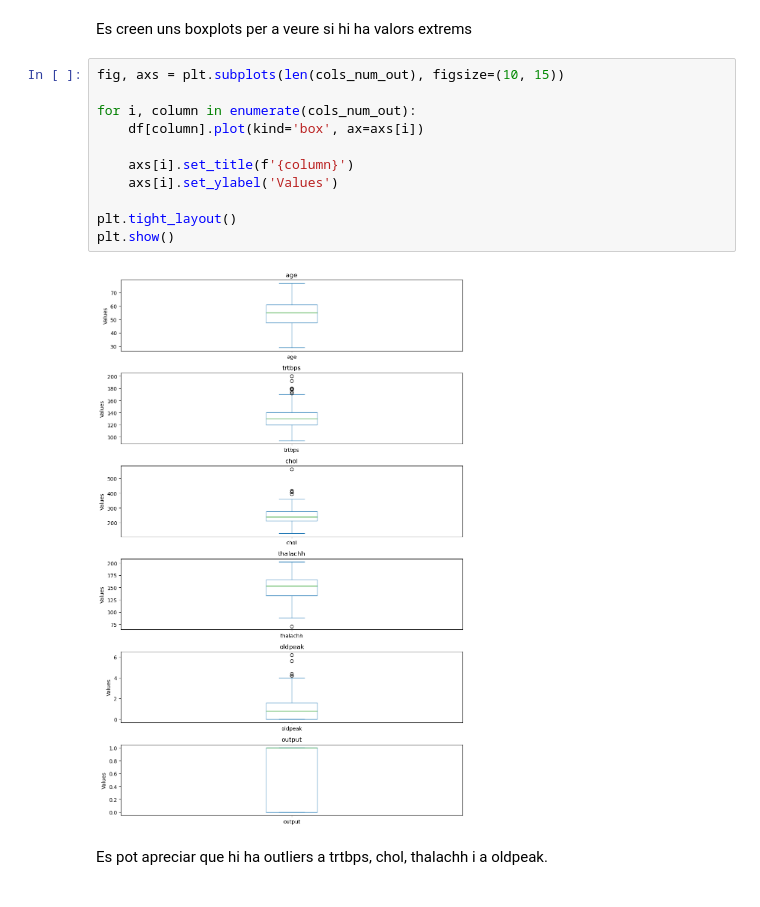
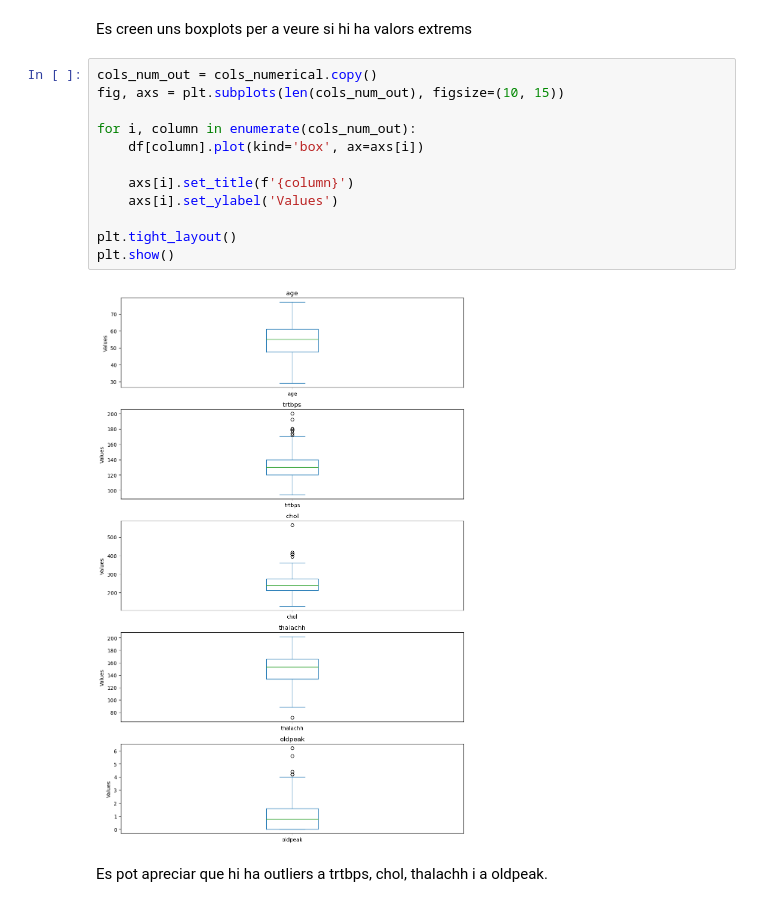
Before and after one commit to sercres/pra2_tipologia, a Jupyter notebook: code/pauconstans_screspia_PRA2.ipynb, the cells around one changed output. Cells and saved outputs as stored; diff of their text form.

```diff
--- a/code/pauconstans_screspia_PRA2.ipynb
+++ b/code/pauconstans_screspia_PRA2.ipynb
@@ -204,18 +204,19 @@ Es comprova que tampoc hi han NaN.
 # %% [markdown]
 Es creen uns boxplots per a veure si hi ha valors extrems
 # %%
+cols_num_out = cols_numerical.copy()
 fig, axs = plt.subplots(len(cols_num_out), figsize=(10, 15))
 
 for i, column in enumerate(cols_num_out):
     df[column].plot(kind='box', ax=axs[i])
 
     axs[i].set_title(f'{column}')
     axs[i].set_ylabel('Values')
 
 plt.tight_layout()
 plt.show()
 # %% [output]
-[figure, old version]
+[figure, new version]
 # %% [markdown]
 Es pot apreciar que hi ha outliers a trtbps, chol, thalachh i a oldpeak.
 # %%
```
Also changed, not shown: parts of 21 cells of this notebook.
